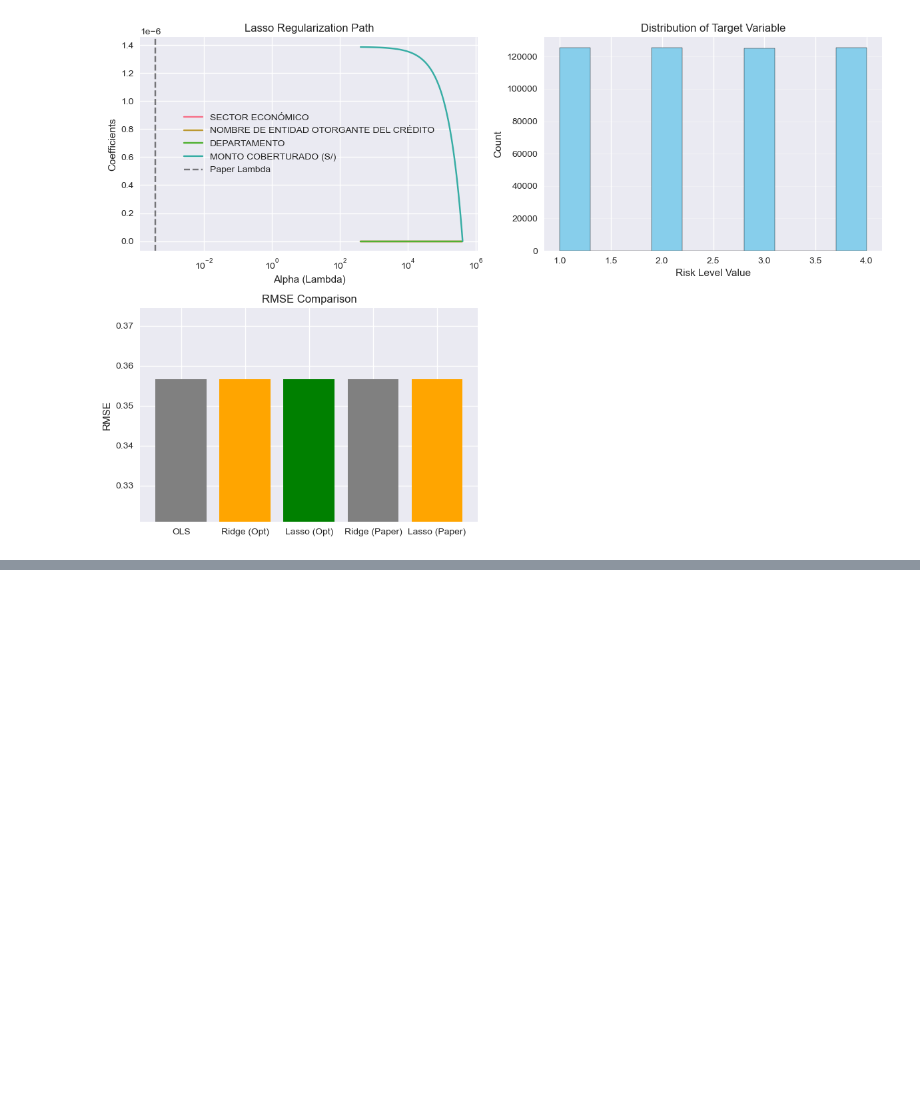
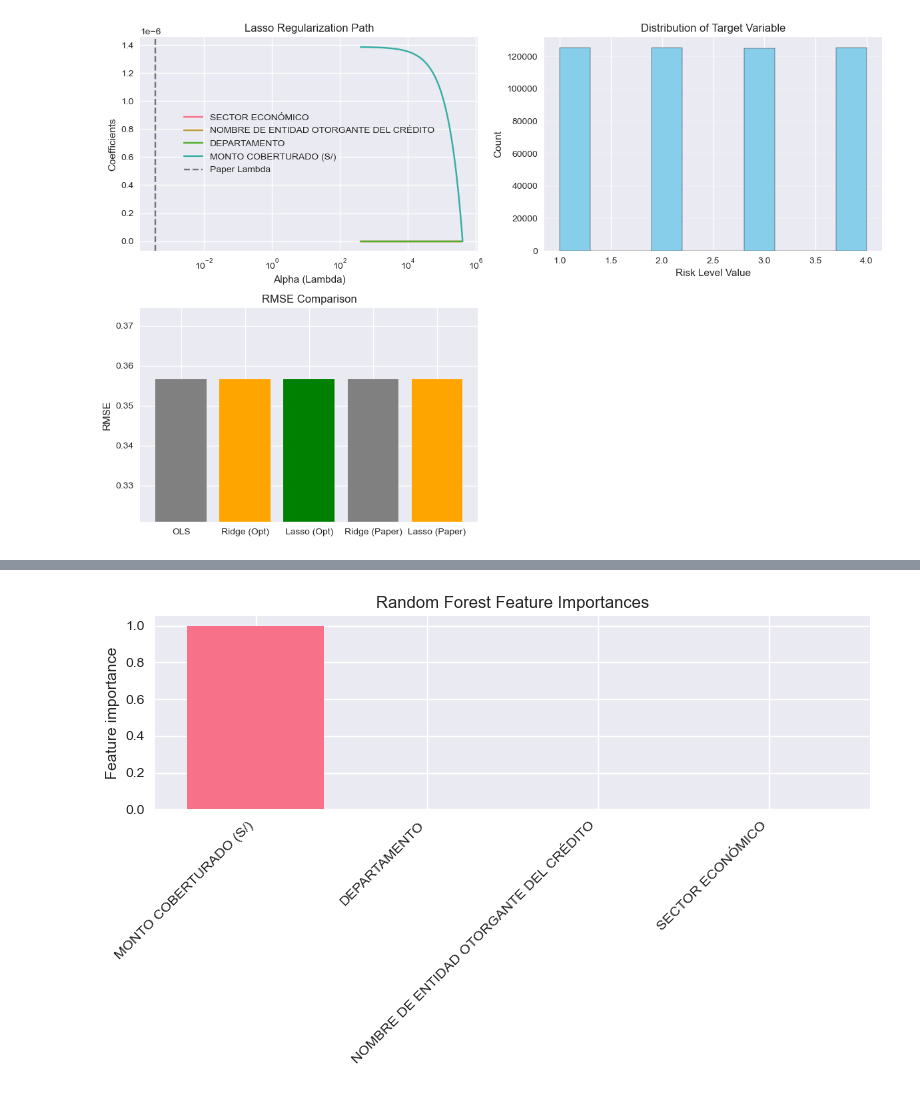
Before and after one commit to CatalinMoldova/Replication-and-Extension-of-Linear-Regressor-of-the-Reactiva-program-in-Peru, a Jupyter notebook: Peru_Credit_Risk_Replication.ipynb, the cells around one changed output, grey strips where cells are left out. Cells and saved outputs as stored; diff of their text form; code cells hidden in the pictures; blank space fills up the shorter version.

```diff
--- a/Peru_Credit_Risk_Replication.ipynb
+++ b/Peru_Credit_Risk_Replication.ipynb
@@ -250,0 +465,18 @@ My replication is **correct**. The slight difference in optimal Alpha is a numer
+# %%
+def plot_rf_importances(rf_results, feature_names):
+    # Pick one model, e.g. RF_baseline
+    rf = rf_results["RF_baseline"]["model"]
+    importances = rf.feature_importances_
+    idx = np.argsort(importances)[::-1]
+
+    plt.figure(figsize=(8, 5))
+    plt.bar(range(len(importances)), importances[idx])
+    plt.xticks(range(len(importances)), np.array(feature_names)[idx], rotation=45, ha="right")
+    plt.ylabel("Feature importance")
+    plt.title("Random Forest Feature Importances")
+    plt.tight_layout()
+    plt.show()
+
+plot_rf_importances(rf_results, feature_names)
+# %% [output]
+[figure, added]
```
Also changed, not shown: parts of 9 cells of this notebook, 2 other files.
